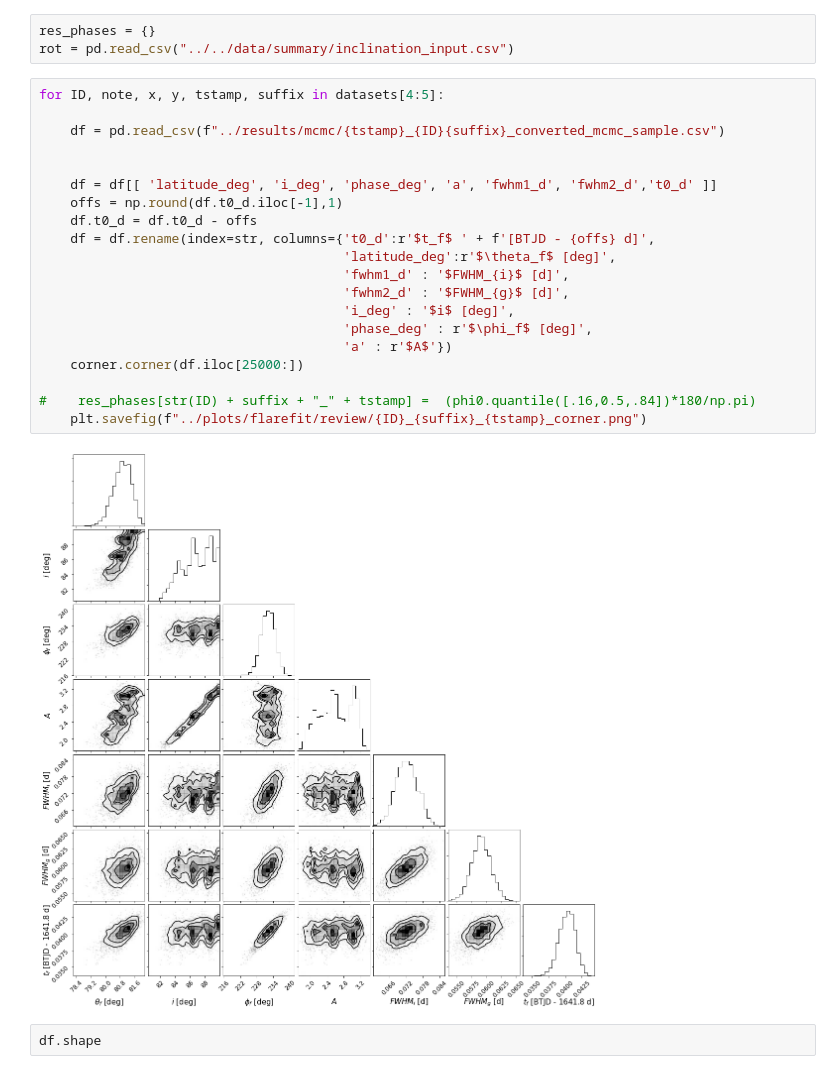
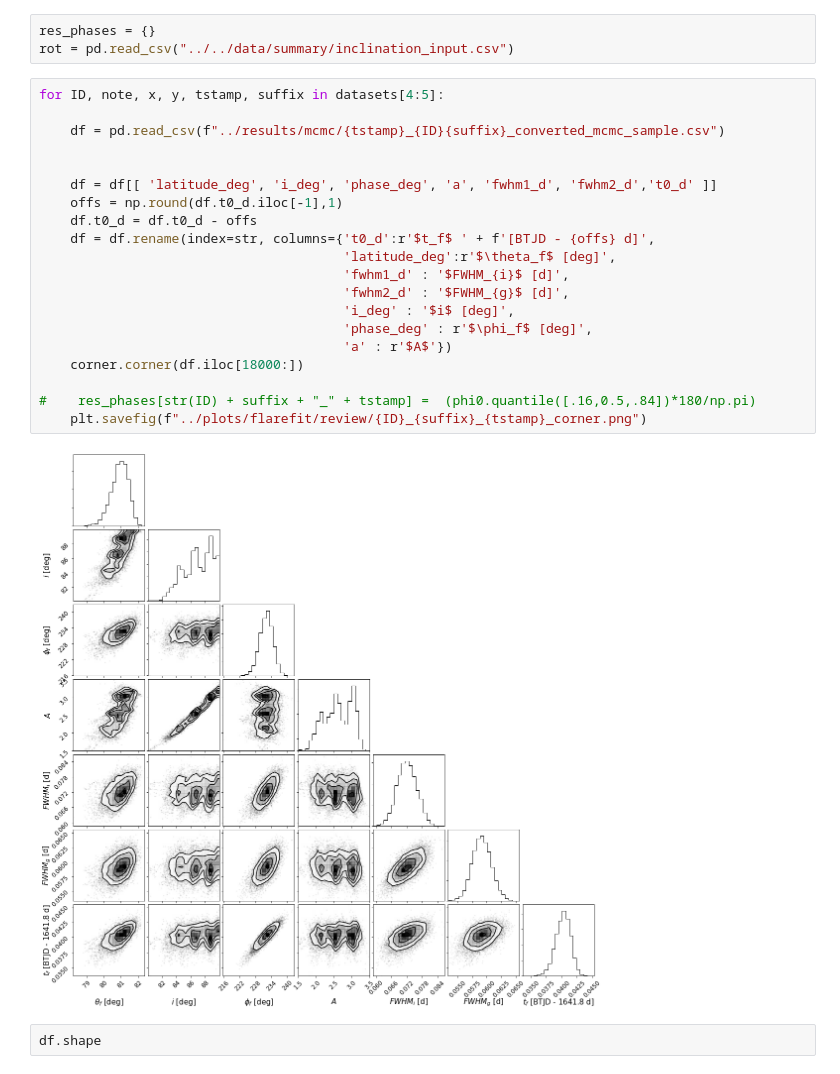
Before and after one commit to ekaterinailin/MalachiteMountains, a Jupyter notebook: analysis/notebooks/_review_corner_plots.ipynb, the cells around one changed output. Saved outputs shown, nothing was run; the diff lists cells and outputs as text.

```diff
--- a/analysis/notebooks/_review_corner_plots.ipynb
+++ b/analysis/notebooks/_review_corner_plots.ipynb
@@ -52,25 +52,25 @@ rot = pd.read_csv("../../data/summary/inclination_input.csv")
 # %%
 for ID, note, x, y, tstamp, suffix in datasets[4:5]:
 
     df = pd.read_csv(f"../results/mcmc/{tstamp}_{ID}{suffix}_converted_mcmc_sample.csv")
 
 
     df = df[[ 'latitude_deg', 'i_deg', 'phase_deg', 'a', 'fwhm1_d', 'fwhm2_d','t0_d' ]]
     offs = np.round(df.t0_d.iloc[-1],1)
     df.t0_d = df.t0_d - offs
     df = df.rename(index=str, columns={'t0_d':r'$t_f$ ' + f'[BTJD - {offs} d]',
                                        'latitude_deg':r'$\theta_f$ [deg]',
                                        'fwhm1_d' : '$FWHM_{i}$ [d]',
                                        'fwhm2_d' : '$FWHM_{g}$ [d]',
                                        'i_deg' : '$i$ [deg]',
                                        'phase_deg' : r'$\phi_f$ [deg]',
                                        'a' : r'$A$'})
-    corner.corner(df.iloc[25000:])
+    corner.corner(df.iloc[18000:])
 
 #    res_phases[str(ID) + suffix + "_" + tstamp] =  (phi0.quantile([.16,0.5,.84])*180/np.pi)
     plt.savefig(f"../plots/flarefit/review/{ID}_{suffix}_{tstamp}_corner.png")
 # %% [output]
-[figure, old version]
+[figure, new version]
 # %%
 df.shape
 # %% [output]
```
Also changed, not shown: parts of 1 cell of this notebook, 6 other files.
